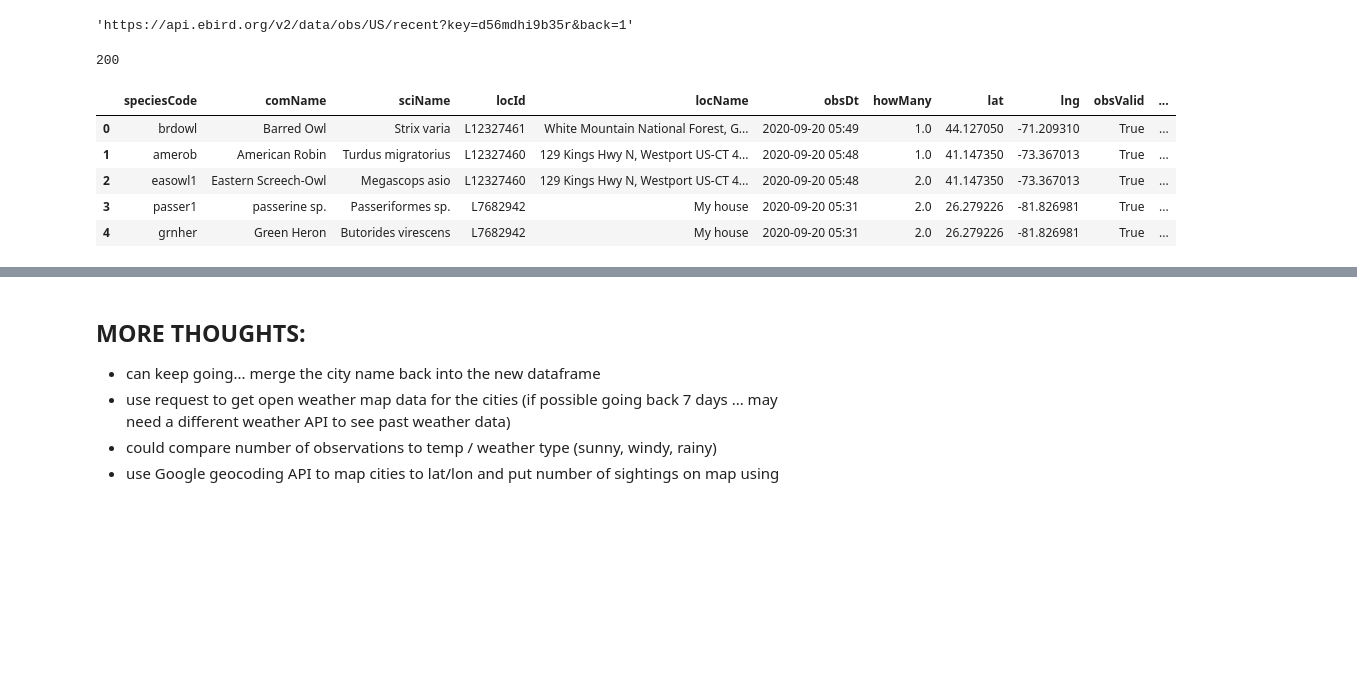
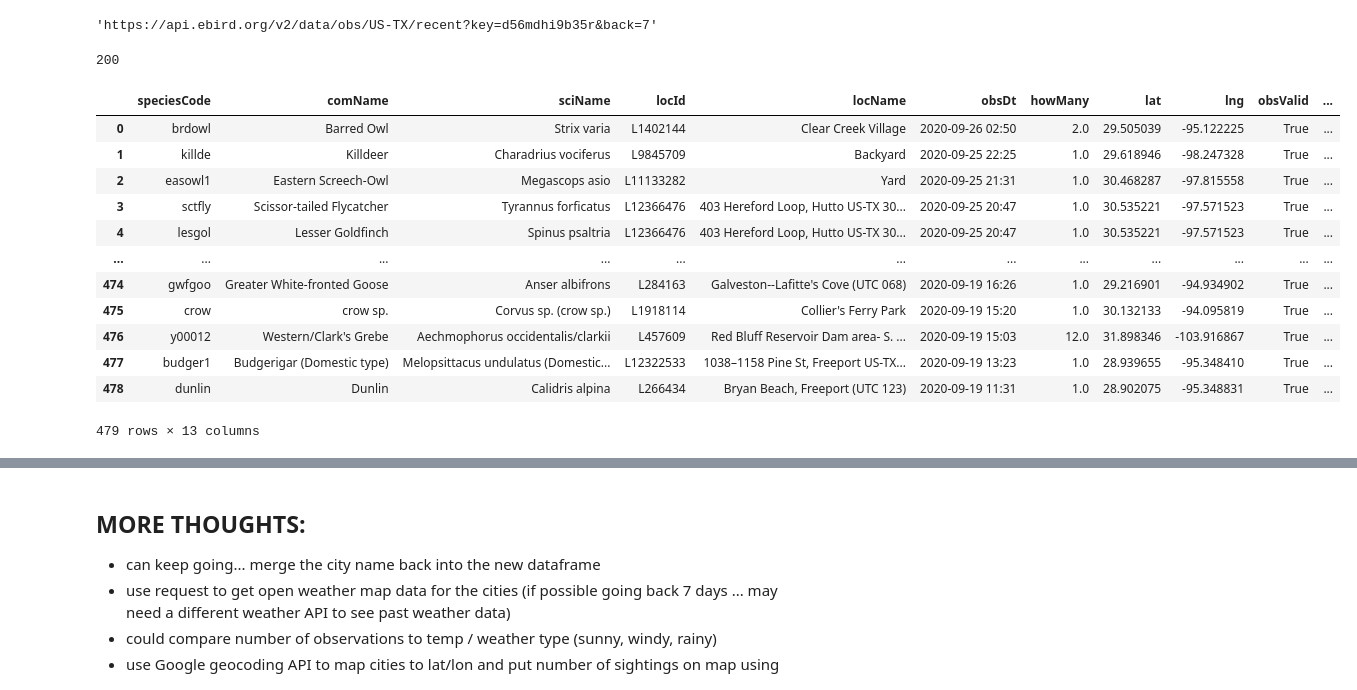
Before and after one commit to RachelLeeReynolds85/project1, a Jupyter notebook: eBird-API/eBird-API.ipynb, the cells around one changed output, grey strips where cells are left out. Cells and saved outputs as stored; diff of their text form; code cells hidden in the pictures; blank space fills up the shorter version.

```diff
--- a/eBird-API/eBird-API.ipynb
+++ b/eBird-API/eBird-API.ipynb
@@ -15,15 +15,15 @@ from config import mapbox_token
 px.set_mapbox_access_token(mapbox_token)
 # %%
 # testing out the eBird API
-regionCode = "US"
+regionCode = "US-TX"
 
 url = f"https://api.ebird.org/v2/data/obs/{regionCode}/recent"
 
-r = requests.get(url, params={"key": api_key, "back": 1})
+r = requests.get(url, params={"key": api_key, "back": 7})
 # %%
 r.url
 # %% [output]
-'https://api.ebird.org/v2/data/obs/US/recent?key=d56mdhi9b35r&back=1'
+'https://api.ebird.org/v2/data/obs/US-TX/recent?key=d56mdhi9b35r&back=7'
 # %%
 r.status_code
 # %% [output]
@@ -31,12 +31,19 @@ r.status_code
 # %%
 data = r.json()
 # %%
-df = pd.DataFrame(data)
-df.head()
+obs_df = pd.DataFrame(data)
+obs_df
 # %% [output]
 |  | speciesCode | comName | sciName | locId | locName | obsDt | howMany | lat | lng | obsValid | ... |
-| 0 | brdowl | Barred Owl | Strix varia | L12327461 | White Mountain National Forest, G... | 2020-09-20 05:49 | 1.0 | 44.127050 | -71.209310 | True | ... |
-| 1 | amerob | American Robin | Turdus migratorius | L12327460 | 129 Kings Hwy N, Westport US-CT 4... | 2020-09-20 05:48 | 1.0 | 41.147350 | -73.367013 | True | ... |
-| 2 | easowl1 | Eastern Screech-Owl | Megascops asio | L12327460 | 129 Kings Hwy N, Westport US-CT 4... | 2020-09-20 05:48 | 2.0 | 41.147350 | -73.367013 | True | ... |
-| 3 | passer1 | passerine sp. | Passeriformes sp. | L7682942 | My house | 2020-09-20 05:31 | 2.0 | 26.279226 | -81.826981 | True | ... |
-| 4 | grnher | Green Heron | Butorides virescens | L7682942 | My house | 2020-09-20 05:31 | 2.0 | 26.279226 | -81.826981 | True | ... |
+| 0 | brdowl | Barred Owl | Strix varia | L1402144 | Clear Creek Village | 2020-09-26 02:50 | 2.0 | 29.505039 | -95.122225 | True | ... |
+| 1 | killde | Killdeer | Charadrius vociferus | L9845709 | Backyard | 2020-09-25 22:25 | 1.0 | 29.618946 | -98.247328 | True | ... |
+| 2 | easowl1 | Eastern Screech-Owl | Megascops asio | L11133282 | Yard | 2020-09-25 21:31 | 1.0 | 30.468287 | -97.815558 | True | ... |
+| 3 | sctfly | Scissor-tailed Flycatcher | Tyrannus forficatus | L12366476 | 403 Hereford Loop, Hutto US-TX 30... | 2020-09-25 20:47 | 1.0 | 30.535221 | -97.571523 | True | ... |
+| 4 | lesgol | Lesser Goldfinch | Spinus psaltria | L12366476 | 403 Hereford Loop, Hutto US-TX 30... | 2020-09-25 20:47 | 1.0 | 30.535221 | -97.571523 | True | ... |
+| ... | ... | ... | ... | ... | ... | ... | ... | ... | ... | ... | ... |
+| 474 | gwfgoo | Greater White-fronted Goose | Anser albifrons | L284163 | Galveston--Lafitte's Cove (UTC 068) | 2020-09-19 16:26 | 1.0 | 29.216901 | -94.934902 | True | ... |
+| 475 | crow | crow sp. | Corvus sp. (crow sp.) | L1918114 | Collier's Ferry Park | 2020-09-19 15:20 | 1.0 | 30.132133 | -94.095819 | True | ... |
+| 476 | y00012 | Western/Clark's Grebe | Aechmophorus occidentalis/clarkii | L457609 | Red Bluff Reservoir Dam area- S. ... | 2020-09-19 15:03 | 12.0 | 31.898346 | -103.916867 | True | ... |
+| 477 | budger1 | Budgerigar (Domestic type) | Melopsittacus undulatus (Domestic... | L12322533 | 1038–1158 Pine St, Freeport US-TX... | 2020-09-19 13:23 | 1.0 | 28.939655 | -95.348410 | True | ... |
+| 478 | dunlin | Dunlin | Calidris alpina | L266434 | Bryan Beach, Freeport (UTC 123) | 2020-09-19 11:31 | 1.0 | 28.902075 | -95.348831 | True | ... |
+479 rows × 13 columns
```
Also changed, not shown: parts of 15 cells of this notebook, 5 other files.
